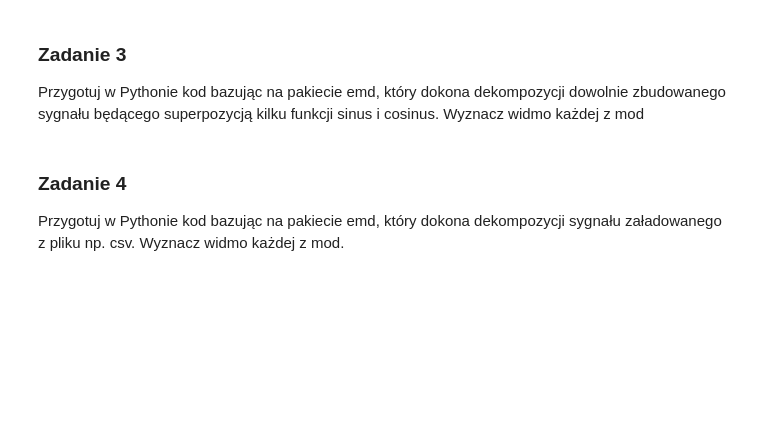
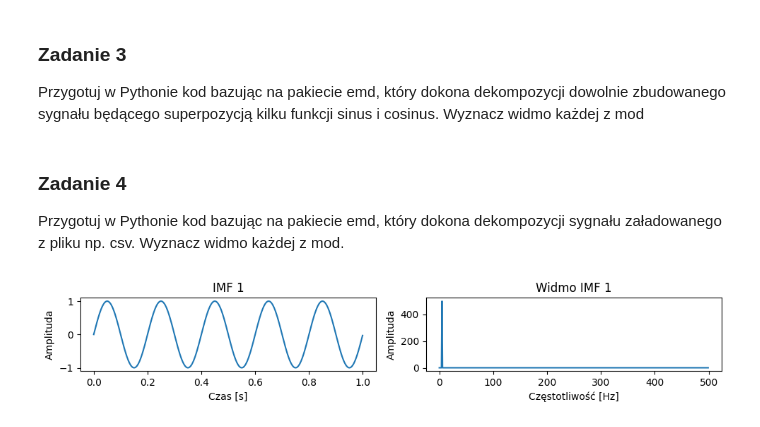
Before and after one commit to Paolinka/Przetwarzanie-strumieni-danych, a Jupyter notebook: lista 8/lista 8.ipynb, the cells around one changed output. Cells and saved outputs as stored; diff of their text form; code cells hidden in the pictures; blank space fills up the shorter version.

```diff
--- a/lista 8/lista 8.ipynb
+++ b/lista 8/lista 8.ipynb
@@ -114,3 +115,44 @@ Przygotuj w Pythonie kod bazując na pakiecie emd, który dokona dekompozycji do
 # %% [markdown]
 ### Zadanie 4
 Przygotuj w Pythonie kod bazując na pakiecie emd, który dokona dekompozycji sygnału załadowanego z pliku np. csv. Wyznacz widmo każdej z mod.
+# %%
+def make_emd_csv(data, fs=1000):
+
+    t = np.linspace(0, len(data) / fs, len(data), endpoint=False)  # Oś czasu na podstawie fs i długości danych
+
+    # Dekompzycja EMD
+    emd = EMD()
+    imfs = emd.emd(data, t)
+
+    # Rysowanie IMF i ich widm
+    if len(imfs) == 0:
+        print("Brak IMF do wyświetlenia.")
+        return
+
+    fig, axs = plt.subplots(len(imfs), 2, figsize=(10, 2 * len(imfs)))
+    if len(imfs) == 1:
+        axs = np.expand_dims(axs, axis=0)  # zapewnij indeksowanie [i, 0] dla 1 IMF
+    for i, imf in enumerate(imfs):
+        # IMF w dziedzinie czasu
+        axs[i, 0].plot(t, imf)
+        axs[i, 0].set_title(f'IMF {i+1}')
+        axs[i, 0].set_xlabel('Czas [s]')
+        axs[i, 0].set_ylabel('Amplituda')
+
+        # Widmo IMF
+        N = len(imf)
+        freqs = fftfreq(N, 1/fs)
+        spectrum = np.abs(fft(imf))
+        axs[i, 1].plot(freqs[:N//2], spectrum[:N//2])
+        axs[i, 1].set_title(f'Widmo IMF {i+1}')
+        axs[i, 1].set_xlabel('Częstotliwość [Hz]')
+        axs[i, 1].set_ylabel('Amplituda')
+
+    plt.tight_layout()
+    plt.show()
+
+plik = str(input('Podaj nazwę pliku: '))
+signal = pd.read_csv(plik)
+make_emd_csv(signal['amplituda'].to_numpy())
+# %% [output]
+[figure, added]
```
Also changed, not shown: parts of 1 cell of this notebook, 5 other files.
